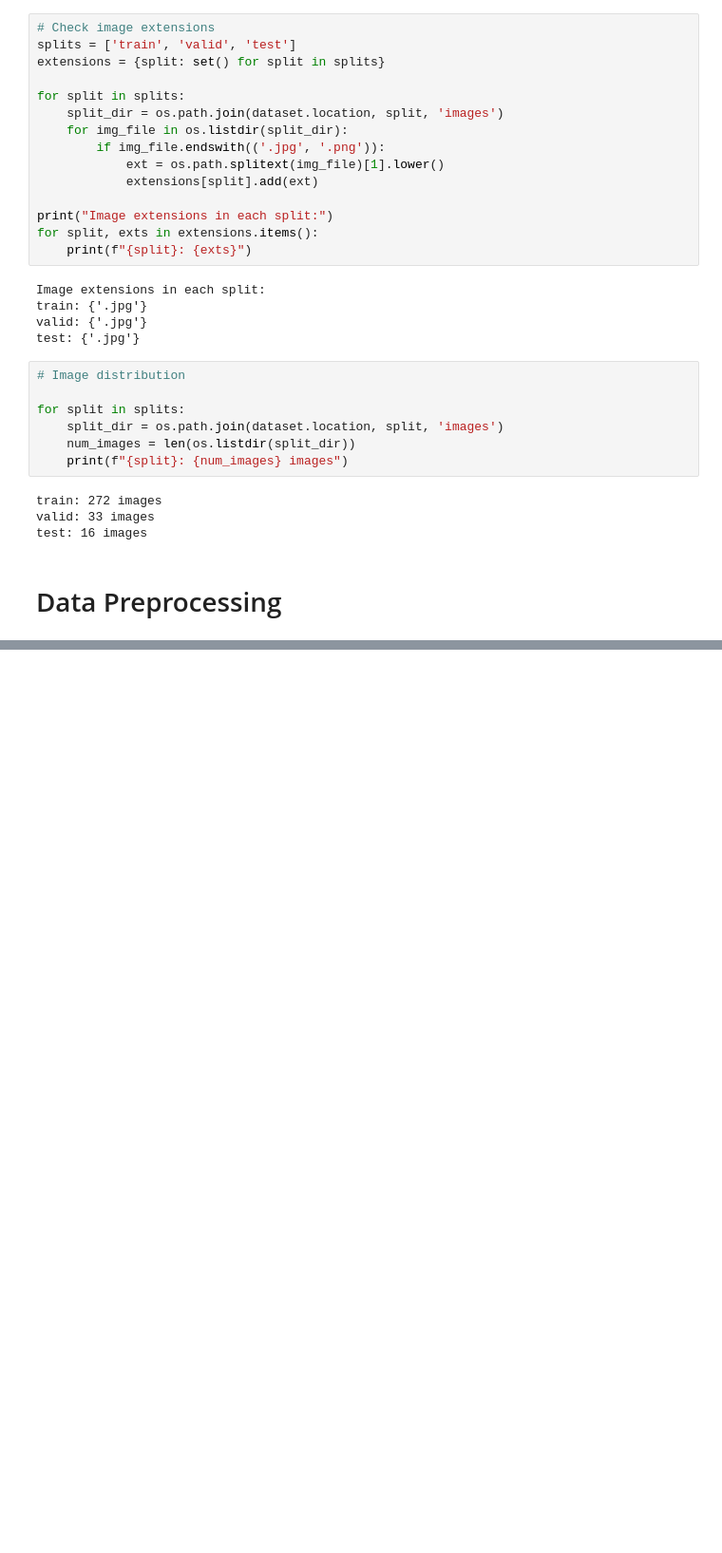
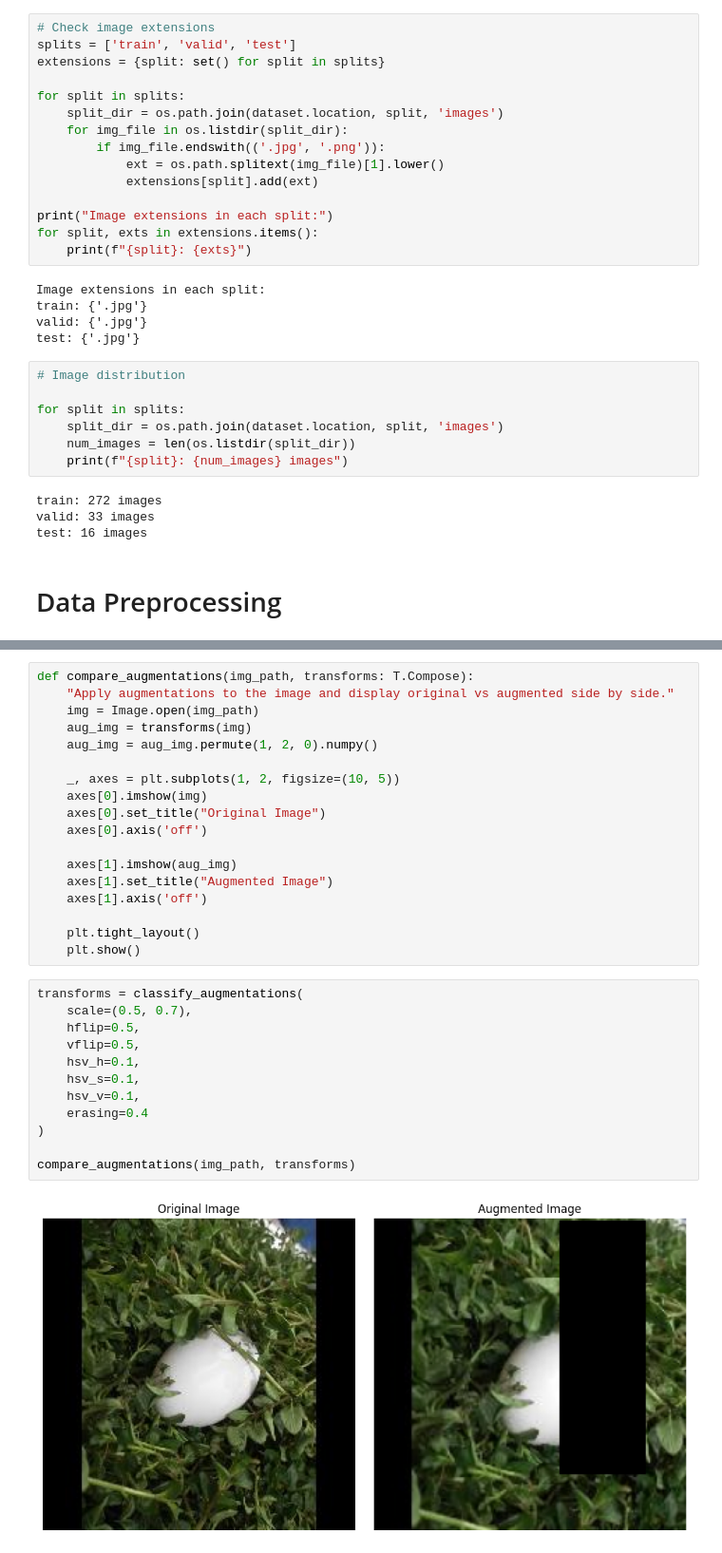
Before and after one commit to Luthfi507/object-counting, a Jupyter notebook: conducting_dataset/MSML_Experiment.ipynb, the cells around one changed output, grey strips where cells are left out. Shown at 95% size. Saved outputs shown, nothing was run; the diff lists cells and outputs as text; blank space fills up the shorter version.

```diff
--- a/conducting_dataset/MSML_Experiment.ipynb
+++ b/conducting_dataset/MSML_Experiment.ipynb
@@ -90,0 +127,32 @@ test: 16 images
+# %%
+def compare_augmentations(img_path, transforms: T.Compose):
+    "Apply augmentations to the image and display original vs augmented side by side."
+    img = Image.open(img_path)
+    aug_img = transforms(img)
+    aug_img = aug_img.permute(1, 2, 0).numpy()
+
+    _, axes = plt.subplots(1, 2, figsize=(10, 5))
+    axes[0].imshow(img)
+    axes[0].set_title("Original Image")
+    axes[0].axis('off')
+
+    axes[1].imshow(aug_img)
+    axes[1].set_title("Augmented Image")
+    axes[1].axis('off')
+
+    plt.tight_layout()
+    plt.show()
+# %%
+transforms = classify_augmentations(
+    scale=(0.5, 0.7),
+    hflip=0.5,
+    vflip=0.5,
+    hsv_h=0.1,
+    hsv_s=0.1,
+    hsv_v=0.1,
+    erasing=0.4
+)
+
+compare_augmentations(img_path, transforms)
+# %% [output]
+[figure, added]
```
Also changed, not shown: parts of 3 cells of this notebook, 6 other files.
